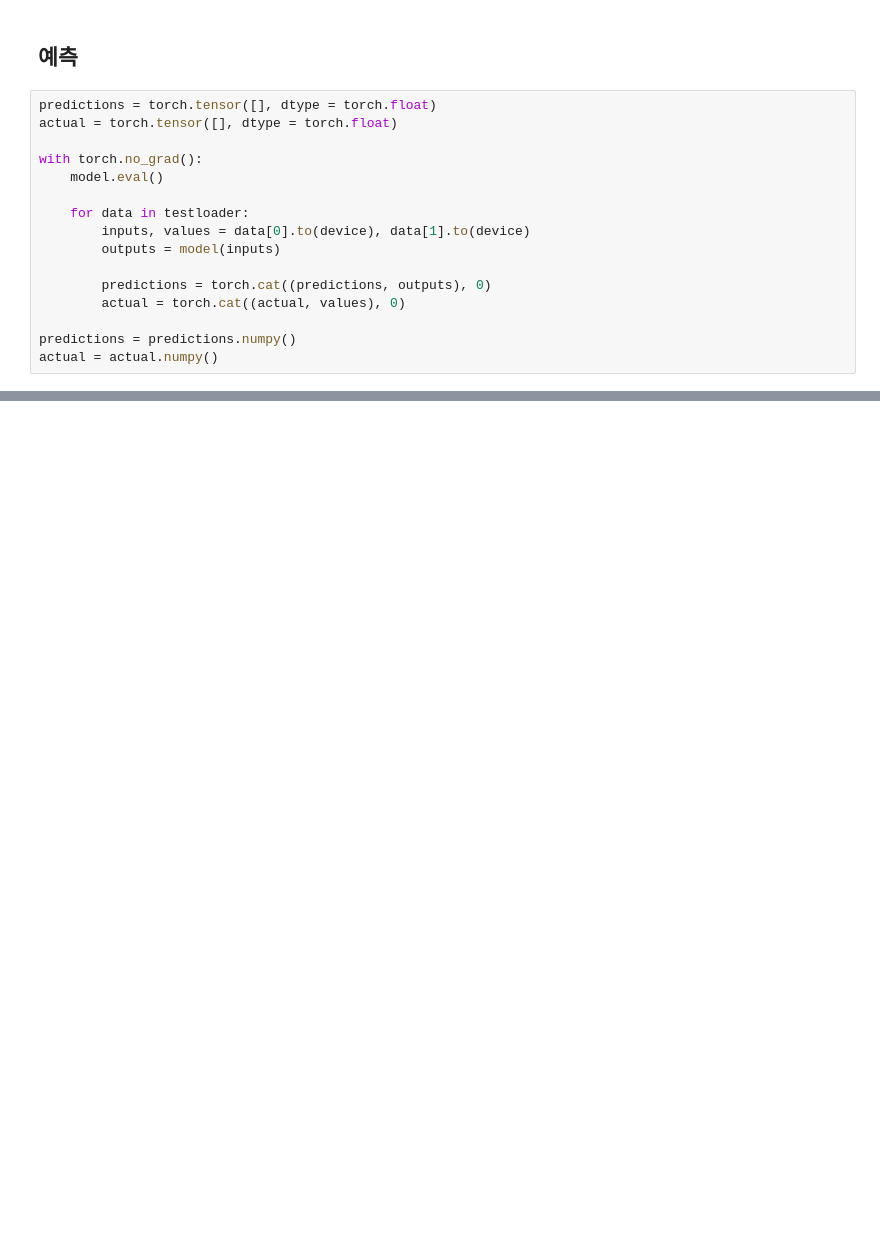
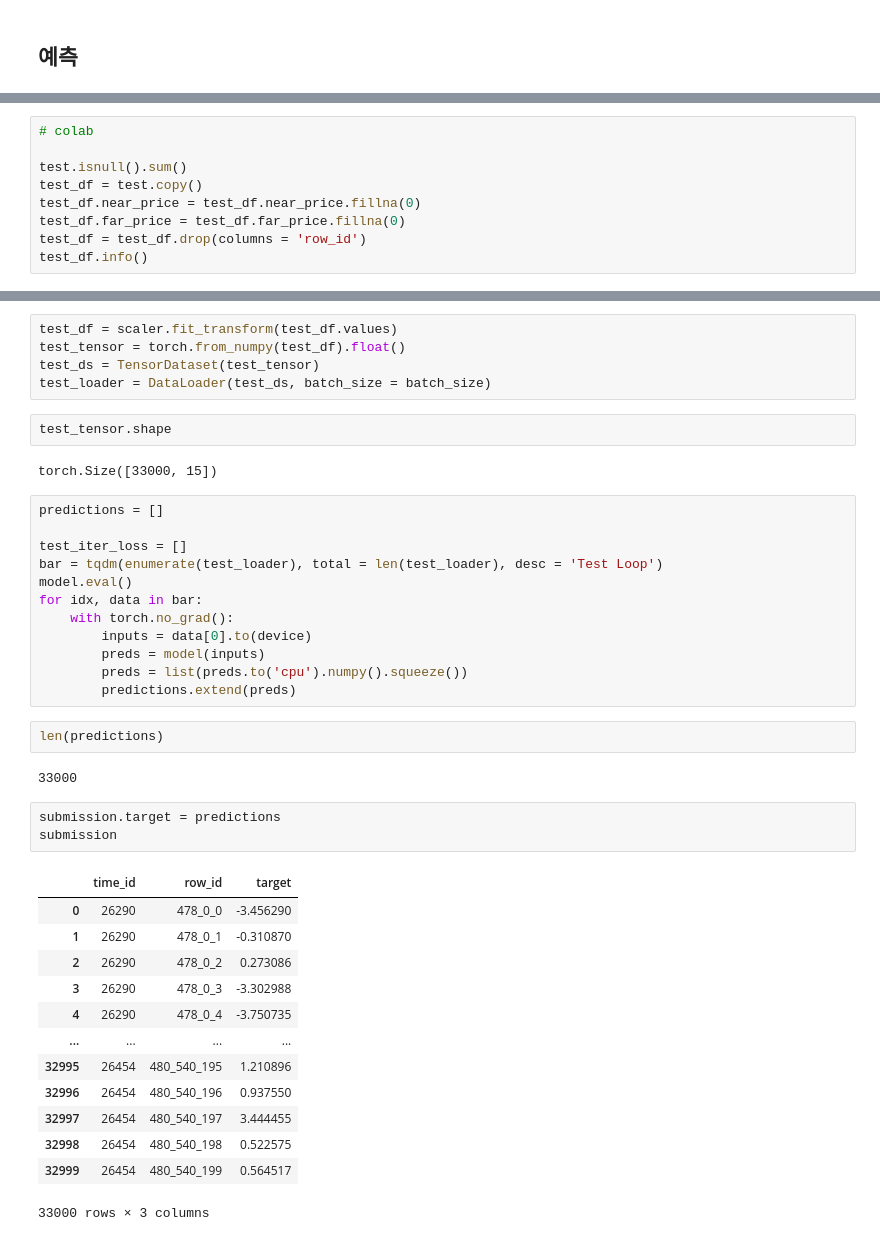
Before and after one commit to bootcamp6th-dl/optiver, a Jupyter notebook: TOAD/Optiver_EDA.ipynb, the cells around one changed output, grey strips where cells are left out. Drawn from its saved outputs; the diff is of its cells as text; blank space fills up the shorter version.

Commit message:
Feat: Edit DNN Base line and Predictions

```diff
--- a/TOAD/Optiver_EDA.ipynb
+++ b/TOAD/Optiver_EDA.ipynb
@@ -672,18 +593,2 @@ plt.show()
 # %% [markdown]
 ## 예측
-# %%
-predictions = torch.tensor([], dtype = torch.float)
-actual = torch.tensor([], dtype = torch.float)
-
-with torch.no_grad():
-    model.eval()
-
-    for data in testloader:
-        inputs, values = data[0].to(device), data[1].to(device)
-        outputs = model(inputs)
-
-        predictions = torch.cat((predictions, outputs), 0)
-        actual = torch.cat((actual, values), 0)
-
-predictions = predictions.numpy()
-actual = actual.numpy()
@@ -689,0 +599,9 @@ actual = actual.numpy()
+# %%
+# colab
+
+test.isnull().sum()
+test_df = test.copy()
+test_df.near_price = test_df.near_price.fillna(0)
+test_df.far_price = test_df.far_price.fillna(0)
+test_df = test_df.drop(columns = 'row_id')
+test_df.info()
@@ -689,0 +626,42 @@ actual = actual.numpy()
+# %%
+test_df = scaler.fit_transform(test_df.values)
+test_tensor = torch.from_numpy(test_df).float()
+test_ds = TensorDataset(test_tensor)
+test_loader = DataLoader(test_ds, batch_size = batch_size)
+# %%
+test_tensor.shape
+# %% [output]
+torch.Size([33000, 15])
+# %%
+predictions = []
+
+test_iter_loss = []
+bar = tqdm(enumerate(test_loader), total = len(test_loader), desc = 'Test Loop')
+model.eval()
+for idx, data in bar:
+    with torch.no_grad():
+        inputs = data[0].to(device)
+        preds = model(inputs)
+        preds = list(preds.to('cpu').numpy().squeeze())
+        predictions.extend(preds)
+# %%
+len(predictions)
+# %% [output]
+33000
+# %%
+submission.target = predictions
+submission
+# %% [output]
+|  | time_id | row_id | target |
+| 0 | 26290 | 478_0_0 | -3.456290 |
+| 1 | 26290 | 478_0_1 | -0.310870 |
+| 2 | 26290 | 478_0_2 | 0.273086 |
+| 3 | 26290 | 478_0_3 | -3.302988 |
+| 4 | 26290 | 478_0_4 | -3.750735 |
+| ... | ... | ... | ... |
+| 32995 | 26454 | 480_540_195 | 1.210896 |
+| 32996 | 26454 | 480_540_196 | 0.937550 |
+| 32997 | 26454 | 480_540_197 | 3.444455 |
+| 32998 | 26454 | 480_540_198 | 0.522575 |
+| 32999 | 26454 | 480_540_199 | 0.564517 |
+33000 rows × 3 columns
```
Also changed, not shown: parts of 28 cells of this notebook.
